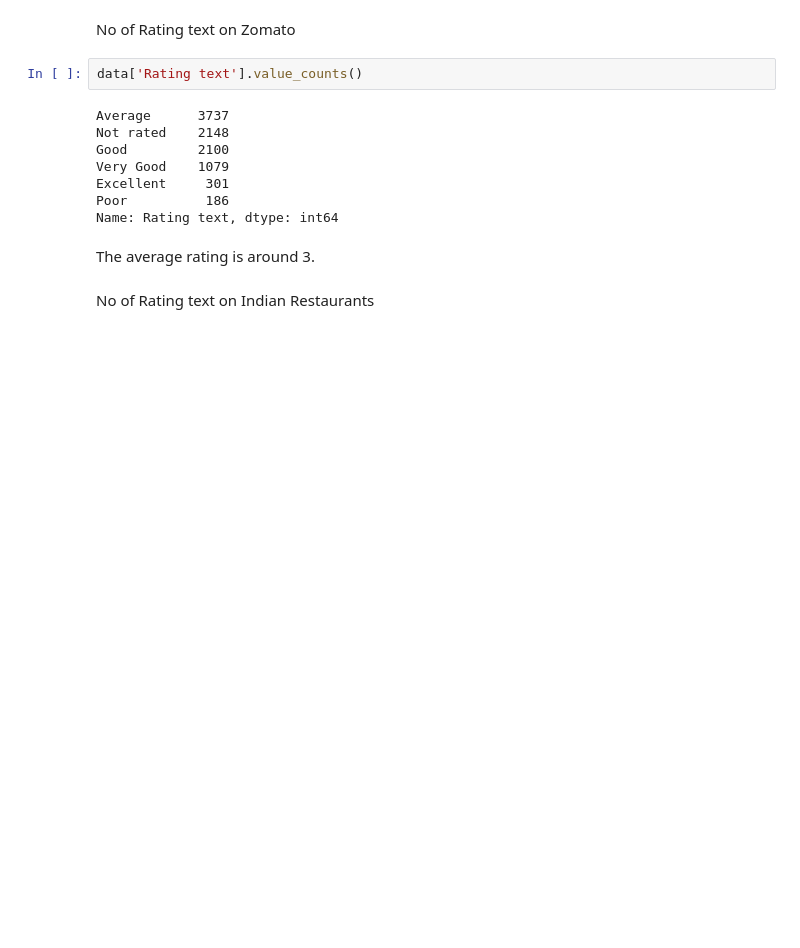
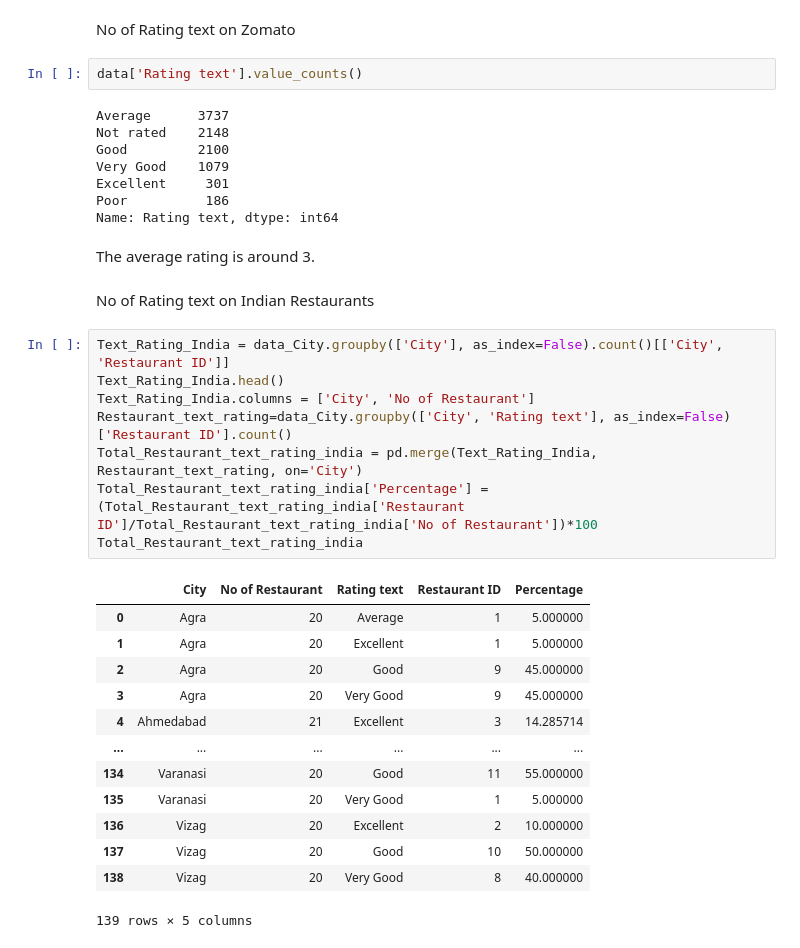
Before and after one commit to apoorvasahu/Zomato_analysis, a Jupyter notebook: zomato.ipynb, the cells around one changed output. Drawn from its saved outputs; the diff is of its cells as text; blank space fills up the shorter version.

```diff
--- a/zomato.ipynb
+++ b/zomato.ipynb
@@ -310,3 +277,25 @@ Name: Rating text, dtype: int64
 The average rating is around 3.
 # %% [markdown]
 No of Rating text on Indian Restaurants
+# %%
+Text_Rating_India = data_City.groupby(['City'], as_index=False).count()[['City', 'Restaurant ID']]
+Text_Rating_India.head()
+Text_Rating_India.columns = ['City', 'No of Restaurant']
+Restaurant_text_rating=data_City.groupby(['City', 'Rating text'], as_index=False)['Restaurant ID'].count()
+Total_Restaurant_text_rating_india = pd.merge(Text_Rating_India, Restaurant_text_rating, on='City')
+Total_Restaurant_text_rating_india['Percentage'] = (Total_Restaurant_text_rating_india['Restaurant ID']/Total_Restaurant_text_rating_india['No of Restaurant'])*100
+Total_Restaurant_text_rating_india
+# %% [output]
+|  | City | No of Restaurant | Rating text | Restaurant ID | Percentage |
+| 0 | Agra | 20 | Average | 1 | 5.000000 |
+| 1 | Agra | 20 | Excellent | 1 | 5.000000 |
+| 2 | Agra | 20 | Good | 9 | 45.000000 |
+| 3 | Agra | 20 | Very Good | 9 | 45.000000 |
+| 4 | Ahmedabad | 21 | Excellent | 3 | 14.285714 |
+| ... | ... | ... | ... | ... | ... |
+| 134 | Varanasi | 20 | Good | 11 | 55.000000 |
+| 135 | Varanasi | 20 | Very Good | 1 | 5.000000 |
+| 136 | Vizag | 20 | Excellent | 2 | 10.000000 |
+| 137 | Vizag | 20 | Good | 10 | 50.000000 |
+| 138 | Vizag | 20 | Very Good | 8 | 40.000000 |
+139 rows × 5 columns
```
Also changed, not shown: parts of 4 cells of this notebook.
